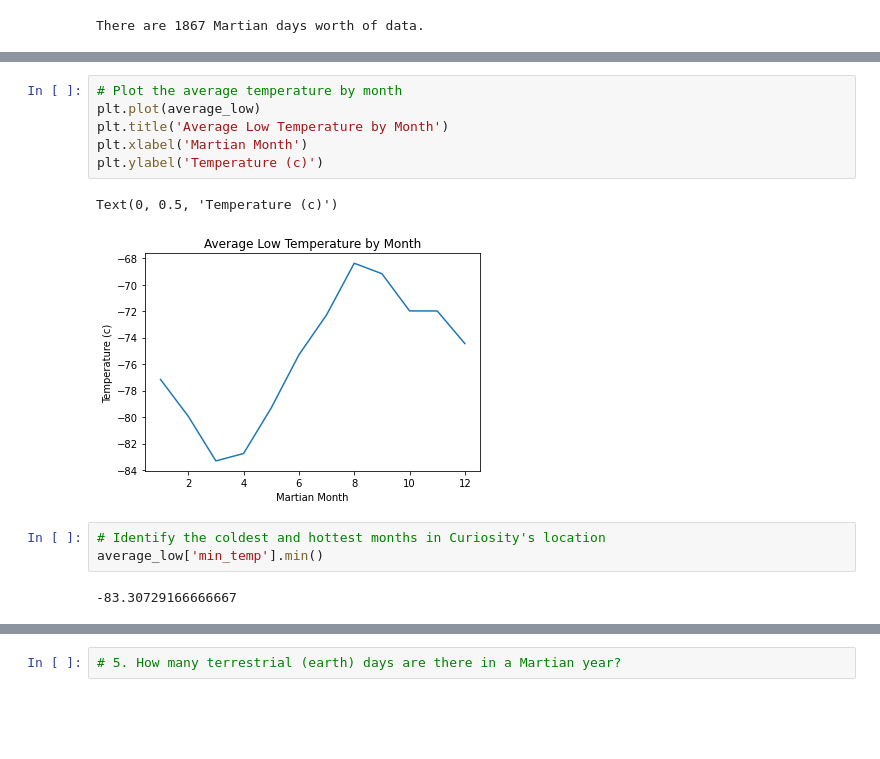
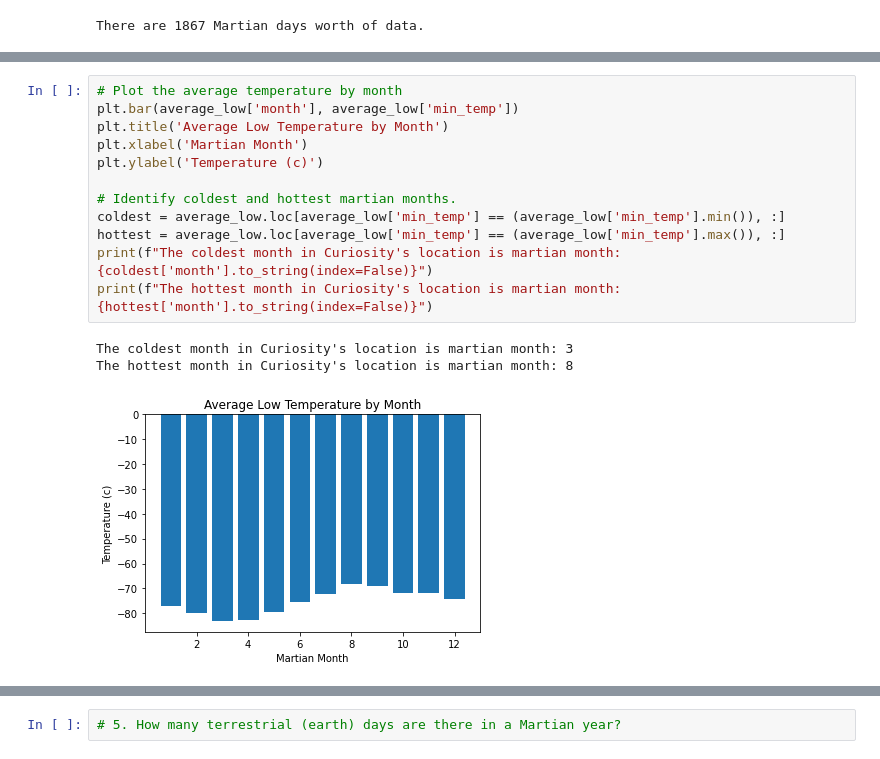
Before and after one commit to ysgorin/mars-analysis, a Jupyter notebook: part_2_mars_weather.ipynb, the cells around one changed output, grey strips where cells are left out. Saved outputs shown, nothing was run; the diff lists cells and outputs as text; blank space fills up the shorter version.

```diff
--- a/part_2_mars_weather.ipynb
+++ b/part_2_mars_weather.ipynb
@@ -162,16 +162,18 @@ average_low
-# %%
-# Plot the average temperature by month
-plt.plot(average_low)
-plt.title('Average Low Temperature by Month')
-plt.xlabel('Martian Month')
-plt.ylabel('Temperature (c)')
-# %% [output]
-Text(0, 0.5, 'Temperature (c)')
-[figure, removed]
-# %%
-# Identify the coldest and hottest months in Curiosity's location
-average_low['min_temp'].min()
-# %% [output]
--83.30729166666667
+# %%
+# Plot the average temperature by month
+plt.bar(average_low['month'], average_low['min_temp'])
+plt.title('Average Low Temperature by Month')
+plt.xlabel('Martian Month')
+plt.ylabel('Temperature (c)')
+
+# Identify coldest and hottest martian months.
+coldest = average_low.loc[average_low['min_temp'] == (average_low['min_temp'].min()), :]
+hottest = average_low.loc[average_low['min_temp'] == (average_low['min_temp'].max()), :]
+print(f"The coldest month in Curiosity's location is martian month:{coldest['month'].to_string(index=False)}")
+print(f"The hottest month in Curiosity's location is martian month:{hottest['month'].to_string(index=False)}")
+# %% [output]
+The coldest month in Curiosity's location is martian month: 3
+The hottest month in Curiosity's location is martian month: 8
+[figure, added]
 # %%
 # 4. Average pressure by Martian month
```
Also changed, not shown: parts of 5 cells of this notebook, 1 other file.
